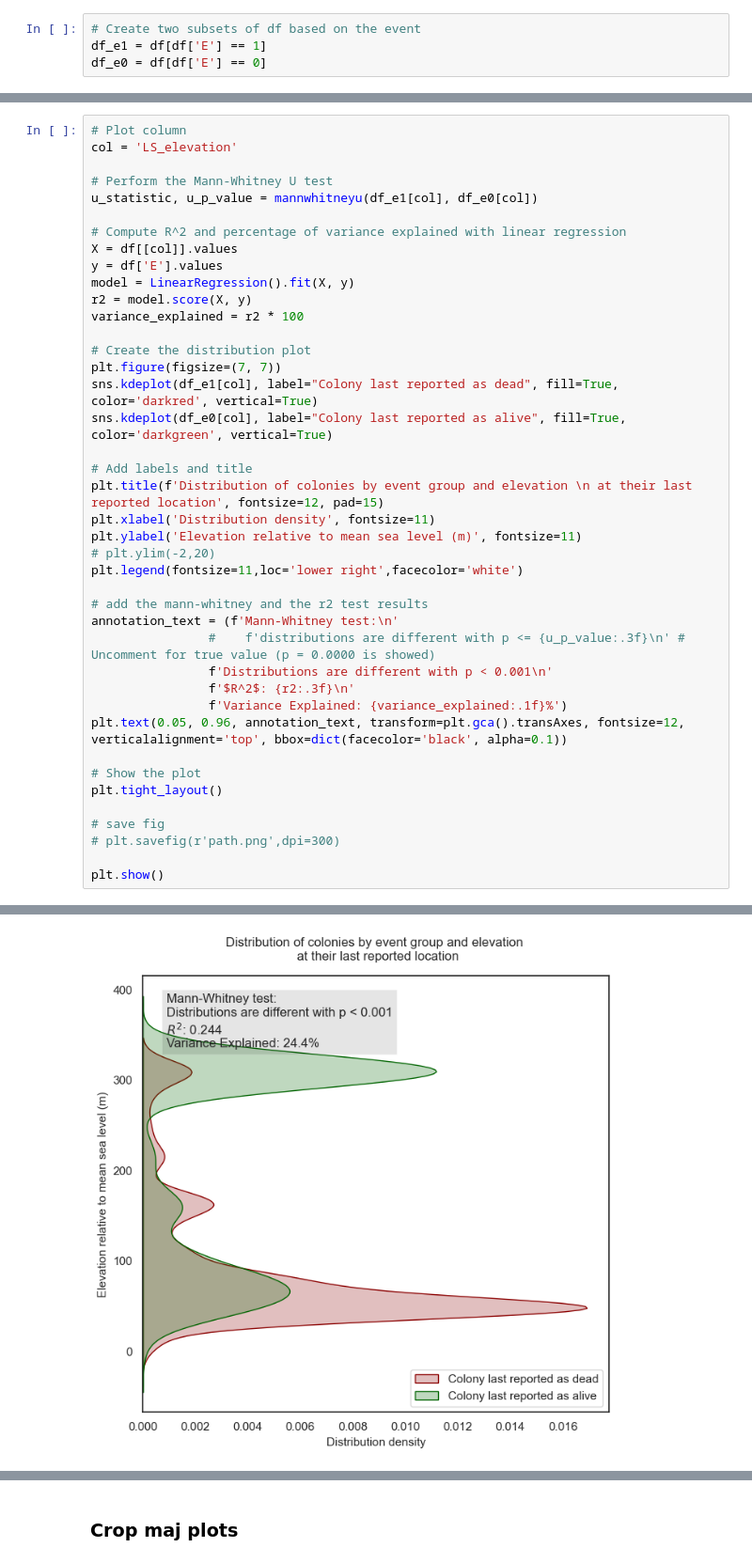
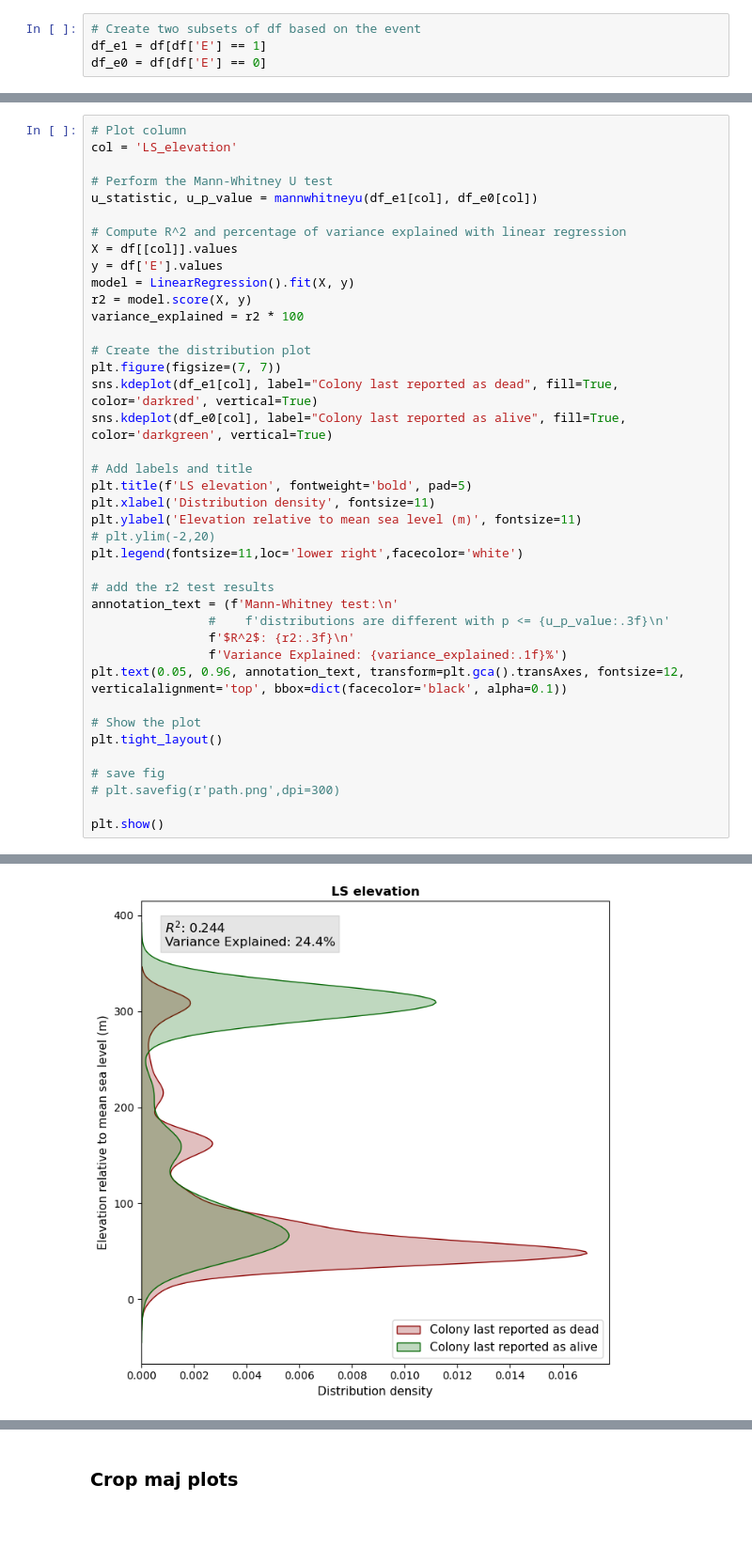
Before and after one commit to julvad/a2-ledge_nectar, a Jupyter notebook: notebook.ipynb, the cells around one changed output, grey strips where cells are left out. Shown at 94% size. Cells and saved outputs as stored; diff of their text form; blank space fills up the shorter version.

```diff
--- a/notebook.ipynb
+++ b/notebook.ipynb
@@ -2900,38 +1743,37 @@ sns.kdeplot(df_e1[col], label="Colony last reported as dead", fill=True, color='
 sns.kdeplot(df_e0[col], label="Colony last reported as alive", fill=True, color='darkgreen', vertical=True)
 
 # Add labels and title
-plt.title(f'Distribution of colonies by event group and elevation \n at their last reported location', fontsize=12, pad=15)
+plt.title(f'LS elevation', fontweight='bold', pad=5)
 plt.xlabel('Distribution density', fontsize=11)
 plt.ylabel('Elevation relative to mean sea level (m)', fontsize=11)
 # plt.ylim(-2,20)
 plt.legend(fontsize=11,loc='lower right',facecolor='white')
 
-# add the mann-whitney and the r2 test results
+# add the r2 test results
 annotation_text = (f'Mann-Whitney test:\n'
-                #    f'distributions are different with p <= {u_p_value:.3f}\n' # Uncomment for true value (p = 0.0000 is showed)
-                f'Distributions are different with p < 0.001\n'
+                #    f'distributions are different with p <= {u_p_value:.3f}\n'
                 f'$R^2$: {r2:.3f}\n'
                 f'Variance Explained: {variance_explained:.1f}%')
 plt.text(0.05, 0.96, annotation_text, transform=plt.gca().transAxes, fontsize=12, verticalalignment='top', bbox=dict(facecolor='black', alpha=0.1))
 
 # Show the plot
 plt.tight_layout()
 
 # save fig
 # plt.savefig(r'path.png',dpi=300)
 
 plt.show()
 # %% [output]
 The `vertical` parameter is deprecated; assigning data to `y`.
 This will become an error in seaborn v0.14.0; please update your code.
 
   sns.kdeplot(df_e1[col], label="Colony last reported as dead", fill=True, color='darkred', vertical=True)
 
 The `vertical` parameter is deprecated; assigning data to `y`.
 This will become an error in seaborn v0.14.0; please update your code.
 
   sns.kdeplot(df_e0[col], label="Colony last reported as alive", fill=True, color='darkgreen', vertical=True)
-[figure, old version]
+[figure, new version]
 # %%
 # Plot column
 col = 'LS_elevation_std_dev'
```
Also changed, not shown: parts of 141 cells of this notebook.
